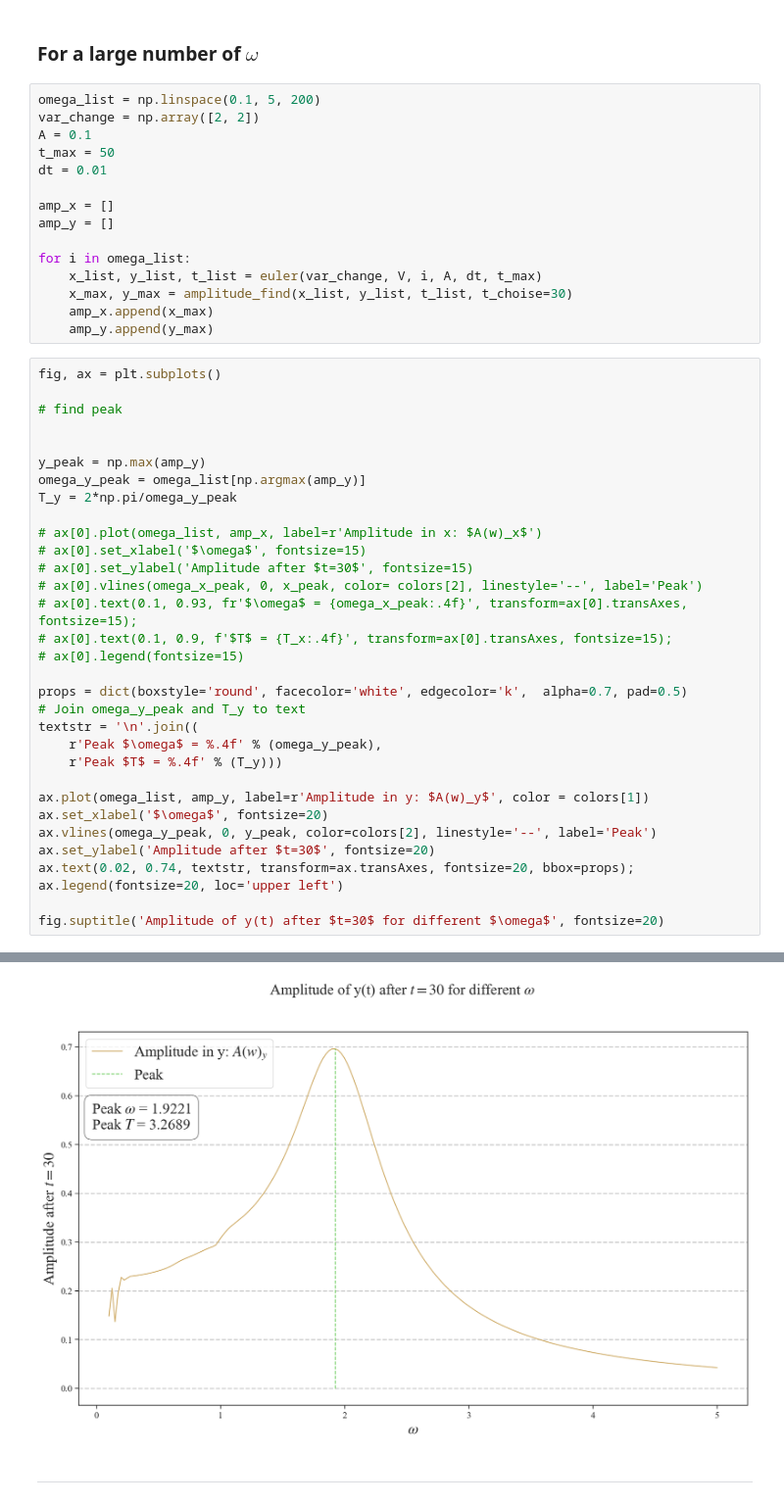
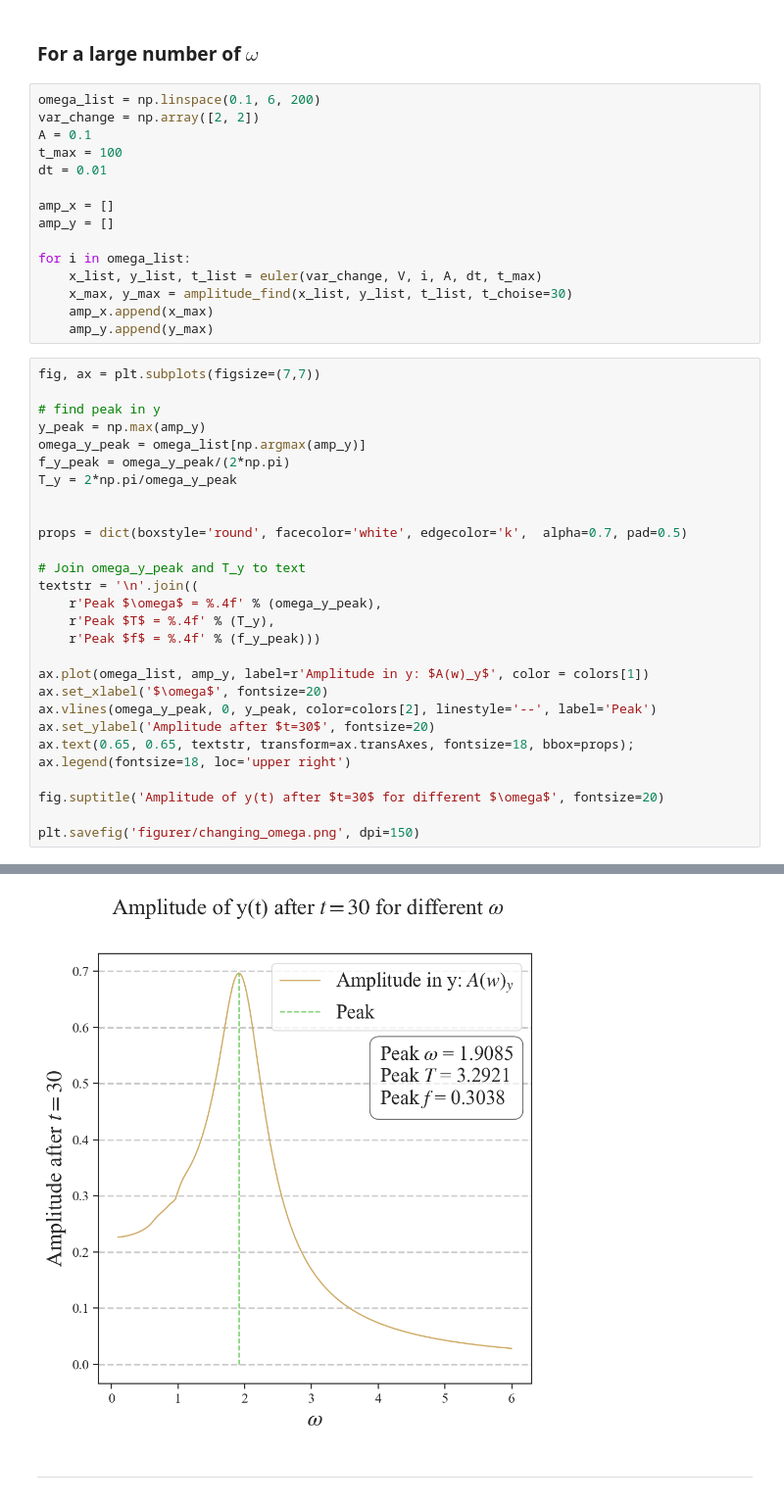
Before and after one commit to nielsdavidsen/PUK_2024, a Jupyter notebook: deterministic_system.ipynb, the cells around one changed output, grey strips where cells are left out. Shown at 98% size. Drawn from its saved outputs; the diff is of its cells as text.

```diff
--- a/deterministic_system.ipynb
+++ b/deterministic_system.ipynb
@@ -396,10 +434,10 @@ for i, j in enumerate(omega):
 # %% [markdown]
 ### For a large number of $\omega$
 # %%
-omega_list = np.linspace(0.1, 5, 200)
+omega_list = np.linspace(0.1, 6, 200)
 var_change = np.array([2, 2])
 A = 0.1
-t_max = 50
+t_max = 100
 dt = 0.01
 
 amp_x = []
@@ -411,35 +449,31 @@ for i in omega_list:
     amp_x.append(x_max)
     amp_y.append(y_max)
 # %%
-fig, ax = plt.subplots()
+fig, ax = plt.subplots(figsize=(7,7))
 
-# find peak
+# find peak in y
+y_peak = np.max(amp_y)
+omega_y_peak = omega_list[np.argmax(amp_y)]
+f_y_peak = omega_y_peak/(2*np.pi)
+T_y = 2*np.pi/omega_y_peak
 
 
-y_peak = np.max(amp_y)
-omega_y_peak = omega_list[np.argmax(amp_y)]
-T_y = 2*np.pi/omega_y_peak
+props = dict(boxstyle='round', facecolor='white', edgecolor='k',  alpha=0.7, pad=0.5)
 
-# ax[0].plot(omega_list, amp_x, label=r'Amplitude in x: $A(w)_x$')
-# ax[0].set_xlabel('$\omega$', fontsize=15)
-# ax[0].set_ylabel('Amplitude after $t=30$', fontsize=15)
-# ax[0].vlines(omega_x_peak, 0, x_peak, color= colors[2], linestyle='--', label='Peak')
-# ax[0].text(0.1, 0.93, fr'$\omega$ = {omega_x_peak:.4f}', transform=ax[0].transAxes, fontsize=15);
-# ax[0].text(0.1, 0.9, f'$T$ = {T_x:.4f}', transform=ax[0].transAxes, fontsize=15);
-# ax[0].legend(fontsize=15)
-
-props = dict(boxstyle='round', facecolor='white', edgecolor='k',  alpha=0.7, pad=0.5)
 # Join omega_y_peak and T_y to text
 textstr = '\n'.join((
     r'Peak $\omega$ = %.4f' % (omega_y_peak),
-    r'Peak $T$ = %.4f' % (T_y)))
+    r'Peak $T$ = %.4f' % (T_y),
+    r'Peak $f$ = %.4f' % (f_y_peak)))
 
 ax.plot(omega_list, amp_y, label=r'Amplitude in y: $A(w)_y$', color = colors[1])
 ax.set_xlabel('$\omega$', fontsize=20)
 ax.vlines(omega_y_peak, 0, y_peak, color=colors[2], linestyle='--', label='Peak')
 ax.set_ylabel('Amplitude after $t=30$', fontsize=20)
-ax.text(0.02, 0.74, textstr, transform=ax.transAxes, fontsize=20, bbox=props);
-ax.legend(fontsize=20, loc='upper left')
+ax.text(0.65, 0.65, textstr, transform=ax.transAxes, fontsize=18, bbox=props);
+ax.legend(fontsize=18, loc='upper right')
 
 fig.suptitle('Amplitude of y(t) after $t=30$ for different $\omega$', fontsize=20)
+
+plt.savefig('figurer/changing_omega.png', dpi=150)
 # %% [output]
@@ -447,4 +480,4 @@ Text(0.5, 0.98, 'Amplitude of y(t) after $t=30$ for different $\\omega$')
-[figure, old version]
+[figure, new version]
 # %% [markdown]
 ____
 # %%
```
Also changed, not shown: parts of 7 cells of this notebook, 12 other files.
